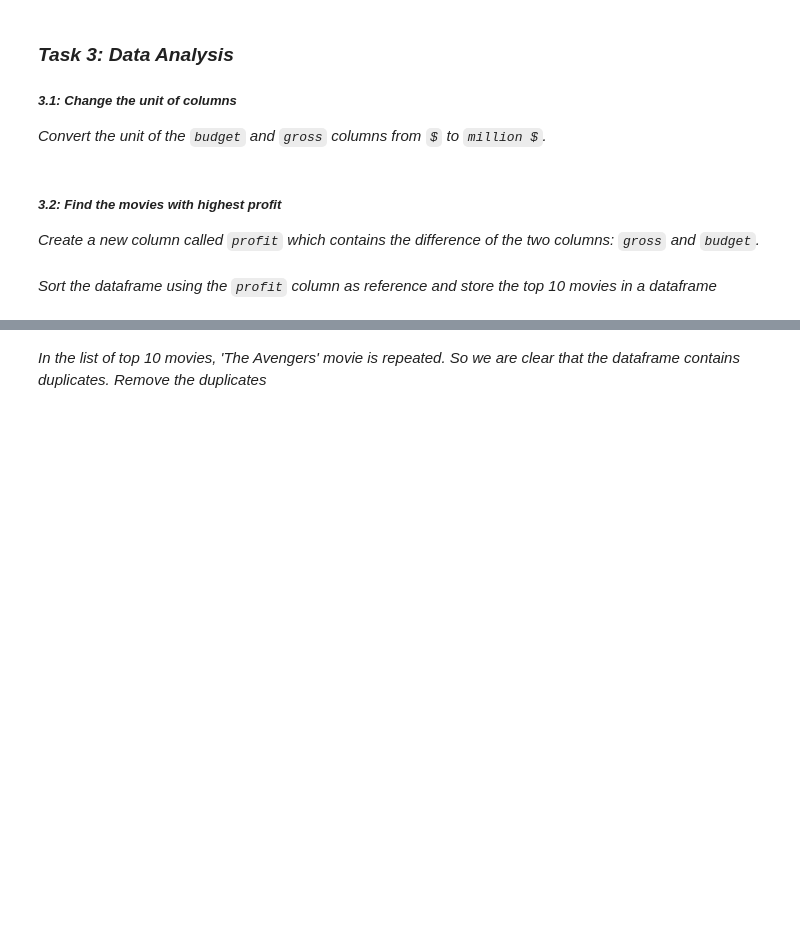
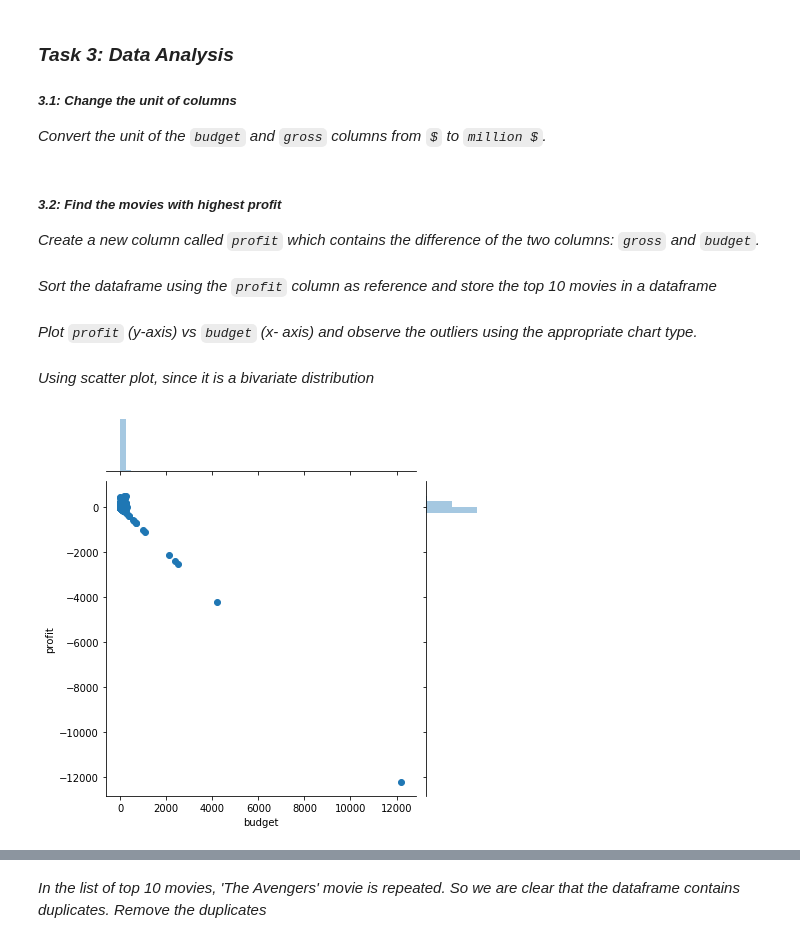
Before and after one commit to Dharani-Arumugam/PostGraduate-Diploma-DataScience, a Jupyter notebook: PGDS-MovieAssignment/Movie Assignment.ipynb, the cells around one changed output, grey strips where cells are left out. Cells and saved outputs as stored; diff of their text form; code cells hidden in the pictures; blank space fills up the shorter version.

Commit message:
Added visualization

```diff
--- a/PGDS-MovieAssignment/Movie Assignment.ipynb
+++ b/PGDS-MovieAssignment/Movie Assignment.ipynb
@@ -247,6 +249,6 @@ Name: language, dtype: object
 # %% [markdown]
 *As it is shown, `language` column has the top as 'English' with the frequency of 3707. Hence, it is ok to replace the NaN values with  'English' in this column*
 # %%
-movies_df.loc[movies_df.language.isnull(), ['language']] = 'English'
+movies.loc[movies.language.isnull(), ['language']] = 'English'
 # %%
 # Print the percentage of null value in each column
@@ -319,0 +322,9 @@ movies_df = movies_df.sort_values(by = ['profit'], ascending = False)
+# %% [markdown]
+*Plot `profit` (y-axis) vs `budget` (x- axis) and observe the outliers using the appropriate chart type.*
+# %% [markdown]
+*Using scatter plot, since it is a bivariate distribution*
+# %%
+sns.jointplot('budget', 'profit', movies)
+plt.show()
+# %% [output]
+[figure, added]
```
Also changed, not shown: parts of 50 cells of this notebook.
